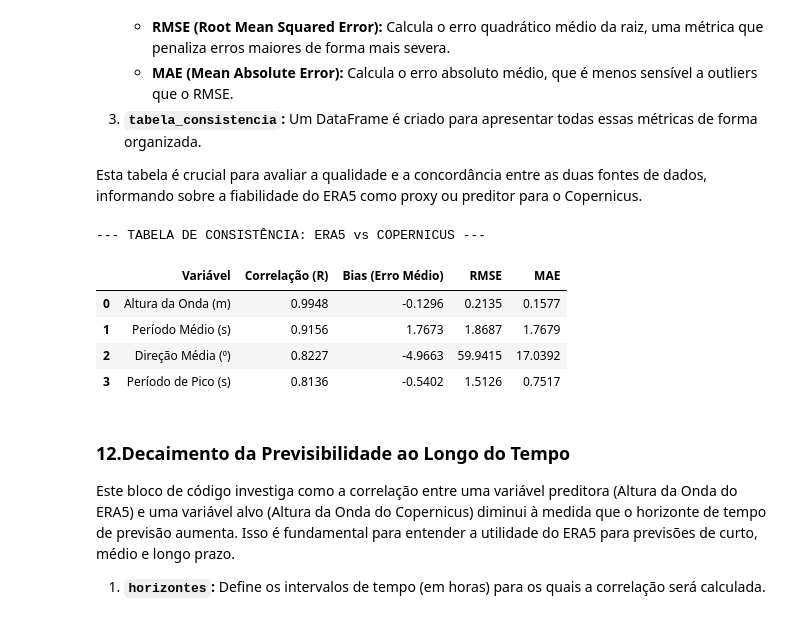
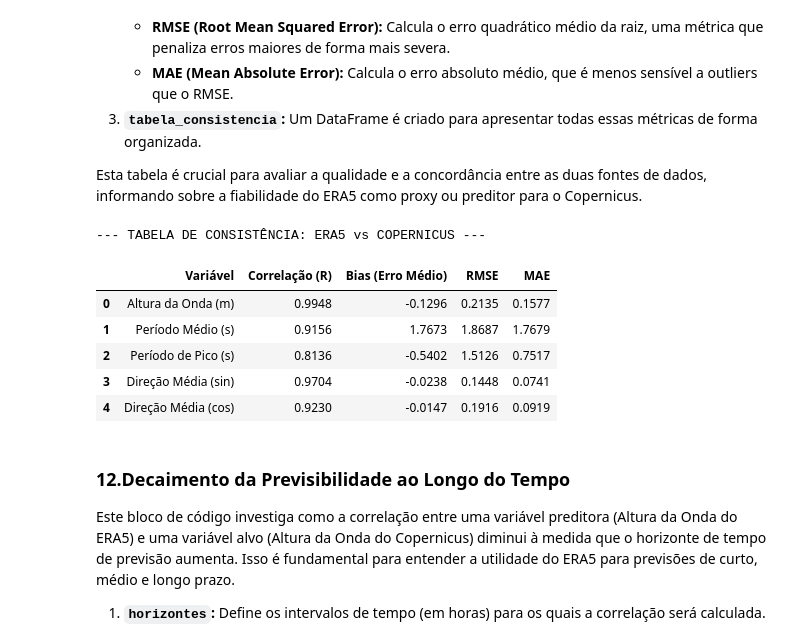
Before and after one commit to margaridanferreira/LAB, a Jupyter notebook: Project/ERA5.ipynb, the cells around one changed output. Saved outputs shown, nothing was run; the diff lists cells and outputs as text; code cells hidden in the pictures.

```diff
--- a/Project/ERA5.ipynb
+++ b/Project/ERA5.ipynb
@@ -276,43 +315,46 @@ import pandas as pd
 pares = [
     ('swh_era5', 'swh_cop', 'Altura da Onda (m)'),
     ('mwp_era5', 'mwp_cop', 'Período Médio (s)'),
-    ('mwd_era5', 'mwd_cop', 'Direção Média (º)'),
-    ('pp1d_era5', 'peak_period_cop', 'Período de Pico (s)') # Adicionado aqui
+    ('pp1d_era5', 'peak_period_cop', 'Período de Pico (s)'),
+    ('mwd_era5_sin', 'mwd_cop_sin', 'Direção Média (sin)'), # Comparação para componente seno
+    ('mwd_era5_cos', 'mwd_cop_cos', 'Direção Média (cos)')  # Comparação para componente cosseno
 ]
+
 
 resultados = []
 
 for var_era5, var_cop, nome in pares:
     # Cálculo das métricas
     # Usamos o df_sync que já não tem valores nulos
     y_true = df_sync[var_cop]
     y_pred = df_sync[var_era5]
 
     corr = y_true.corr(y_pred)
     bias = (y_pred - y_true).mean()
     rmse = np.sqrt(mean_squared_error(y_true, y_pred))
     mae = mean_absolute_error(y_true, y_pred)
 
     resultados.append({
         'Variável': nome,
         'Correlação (R)': round(corr, 4),
         'Bias (Erro Médio)': round(bias, 4),
         'RMSE': round(rmse, 4),
         'MAE': round(mae, 4)
     })
 
 # Criar a DataFrame final
 tabela_consistencia = pd.DataFrame(resultados)
 
 print("--- TABELA DE CONSISTÊNCIA: ERA5 vs COPERNICUS ---")
 display(tabela_consistencia)
 # %% [output]
 --- TABELA DE CONSISTÊNCIA: ERA5 vs COPERNICUS ---
 |  | Variável | Correlação (R) | Bias (Erro Médio) | RMSE | MAE |
 | 0 | Altura da Onda (m) | 0.9948 | -0.1296 | 0.2135 | 0.1577 |
 | 1 | Período Médio (s) | 0.9156 | 1.7673 | 1.8687 | 1.7679 |
-| 2 | Direção Média (º) | 0.8227 | -4.9663 | 59.9415 | 17.0392 |
-| 3 | Período de Pico (s) | 0.8136 | -0.5402 | 1.5126 | 0.7517 |
+| 2 | Período de Pico (s) | 0.8136 | -0.5402 | 1.5126 | 0.7517 |
+| 3 | Direção Média (sin) | 0.9704 | -0.0238 | 0.1448 | 0.0741 |
+| 4 | Direção Média (cos) | 0.9230 | -0.0147 | 0.1916 | 0.0919 |
 # %% [markdown]
 ### **12.Decaimento da Previsibilidade ao Longo do Tempo**
 
```
Also changed, not shown: parts of 13 cells of this notebook, 3 other files.
